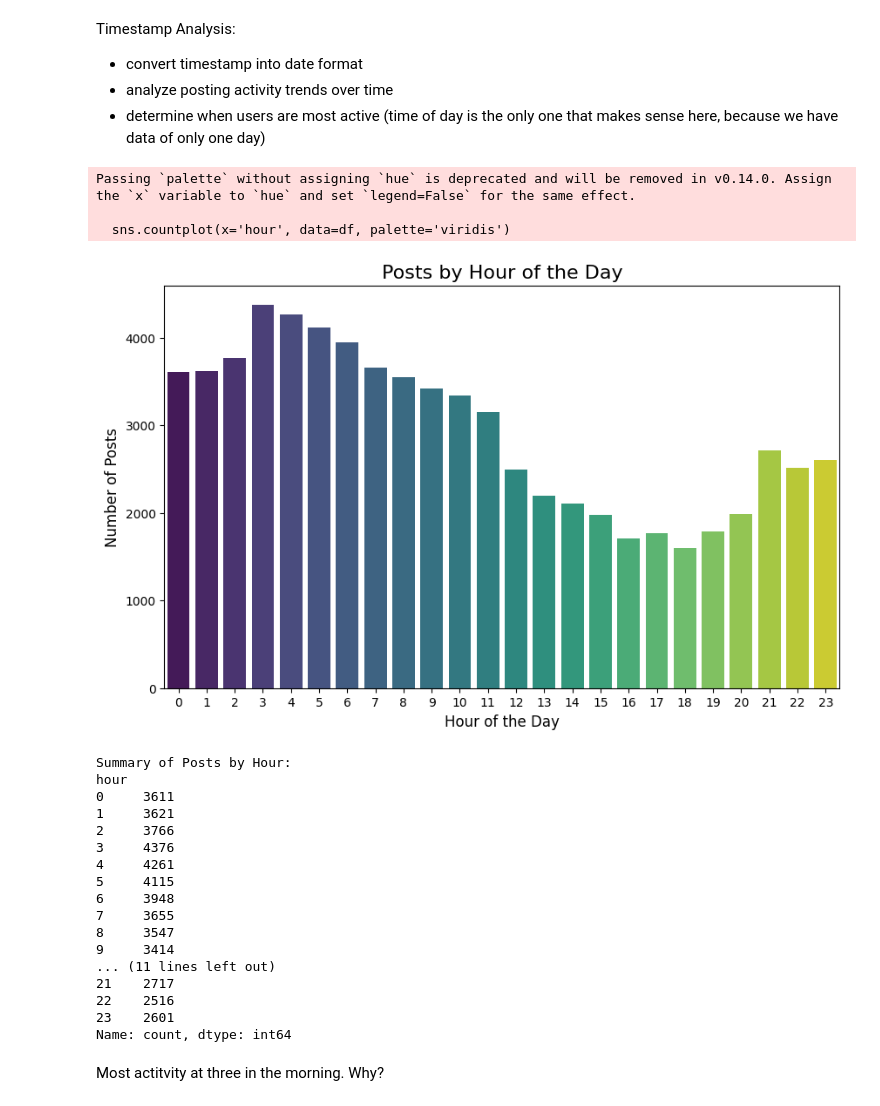
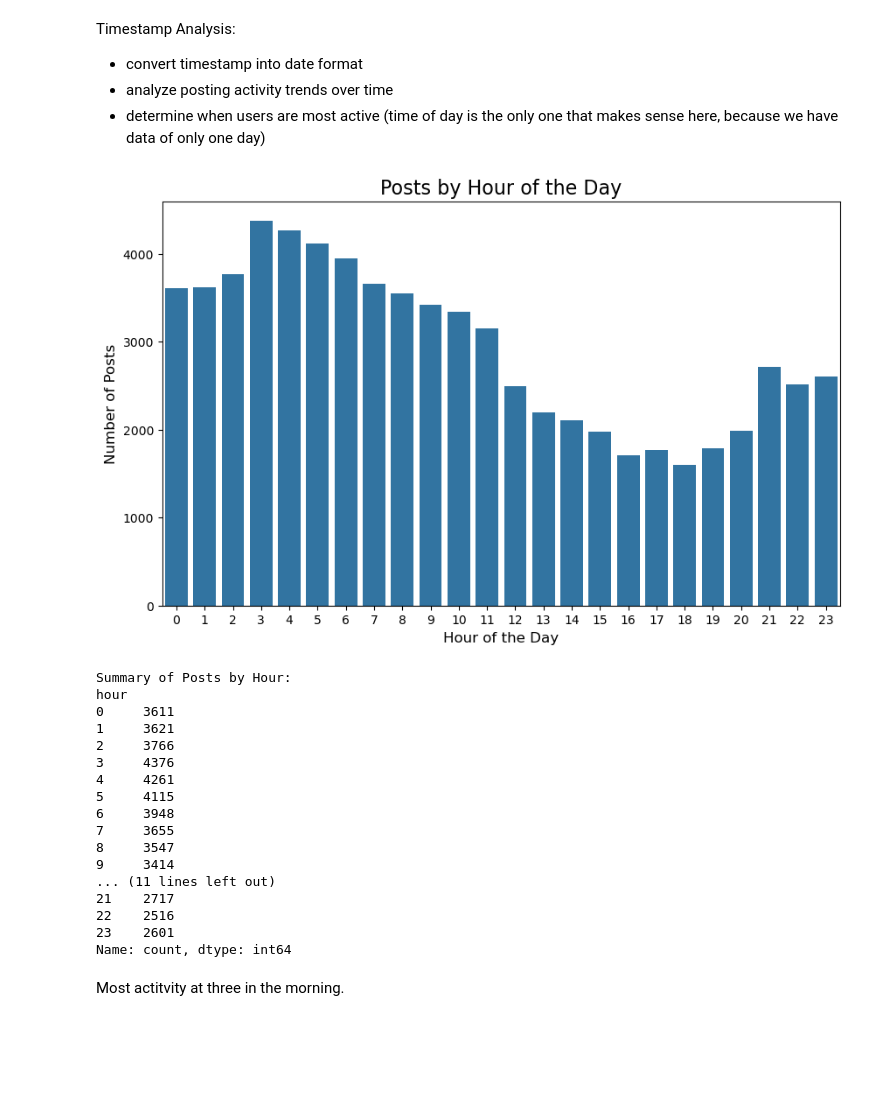
Before and after one commit to IronL442/UL-Case-Study-V2, a Jupyter notebook: analysis/user.ipynb, the cells around one changed output. Drawn from its saved outputs; the diff is of its cells as text; code cells hidden in the pictures; blank space fills up the shorter version.

```diff
--- a/analysis/user.ipynb
+++ b/analysis/user.ipynb
@@ -33,49 +33,46 @@ Timestamp Analysis:
 - analyze posting activity trends over time
 - determine when users are most active (time of day is the only one that makes sense here, because we have data of only one day)
 # %%
-# Convert 'timestamp' to datetime format (assuming it's in UNIX or numeric form)
-df['timestamp'] = pd.to_datetime(df['timestamp'], unit='ms')  # Adjust unit if needed (e.g., 'ms' for milliseconds)
+# Convert 'timestamp' to datetime format
+df['timestamp'] = pd.to_datetime(df['timestamp'], unit='ms')
 
 # Extract temporal features
 df['hour'] = df['timestamp'].dt.hour
 df['day'] = df['timestamp'].dt.day
 df['weekday'] = df['timestamp'].dt.day_name()
 df['month'] = df['timestamp'].dt.month
 df['year'] = df['timestamp'].dt.year
 
 # Plot 1: Posts by Hour
 plt.figure(figsize=(10, 6))
-sns.countplot(x='hour', data=df, palette='viridis')
+sns.countplot(x='hour', data=df)
 plt.title('Posts by Hour of the Day', fontsize=16)
 plt.xlabel('Hour of the Day', fontsize=12)
 plt.ylabel('Number of Posts', fontsize=12)
 plt.show()
 
 # Summary Statistics
 print("Summary of Posts by Hour:")
 print(df['hour'].value_counts().sort_index())
 # %% [output]
+[figure, new version]
-Passing `palette` without assigning `hue` is deprecated and will be removed in v0.14.0. Assign the `x` variable to `hue` and set `legend=False` for the same effect.
-
-  sns.countplot(x='hour', data=df, palette='viridis')
+Summary of Posts by Hour:
+hour
+0     3611
+1     3621
+2     3766
+3     4376
+4     4261
+5     4115
+6     3948
+7     3655
+8     3547
+9     3414
+... (11 lines left out)
+21    2717
+22    2516
+23    2601
+Name: count, dtype: int64
-[figure, old version]
-Summary of Posts by Hour:
-hour
-0     3611
-1     3621
-2     3766
-3     4376
-4     4261
-5     4115
-6     3948
-7     3655
-8     3547
-9     3414
-... (11 lines left out)
-21    2717
-22    2516
-23    2601
-Name: count, dtype: int64
 # %% [markdown]
-Most actitvity at three in the morning. Why?
+Most actitvity at three in the morning.
 # %%
```
Also changed, not shown: parts of 2 cells of this notebook.
